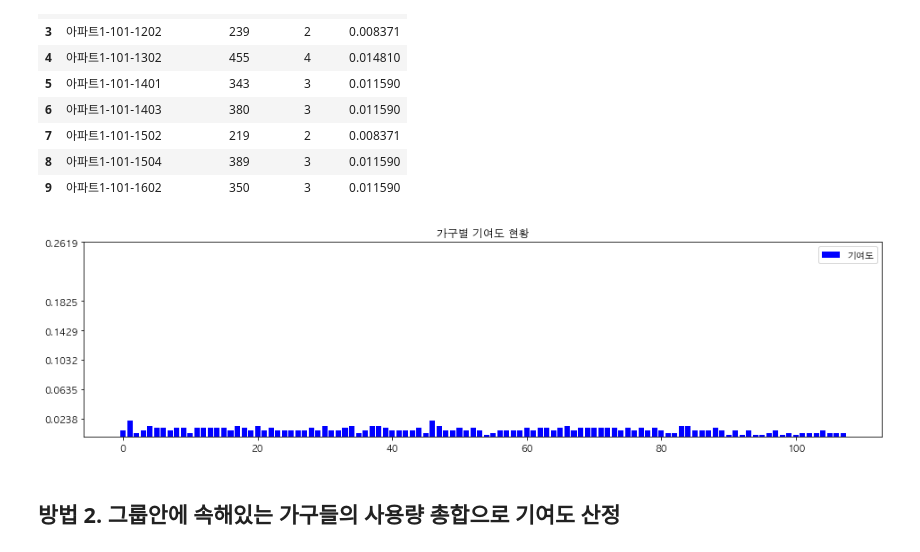
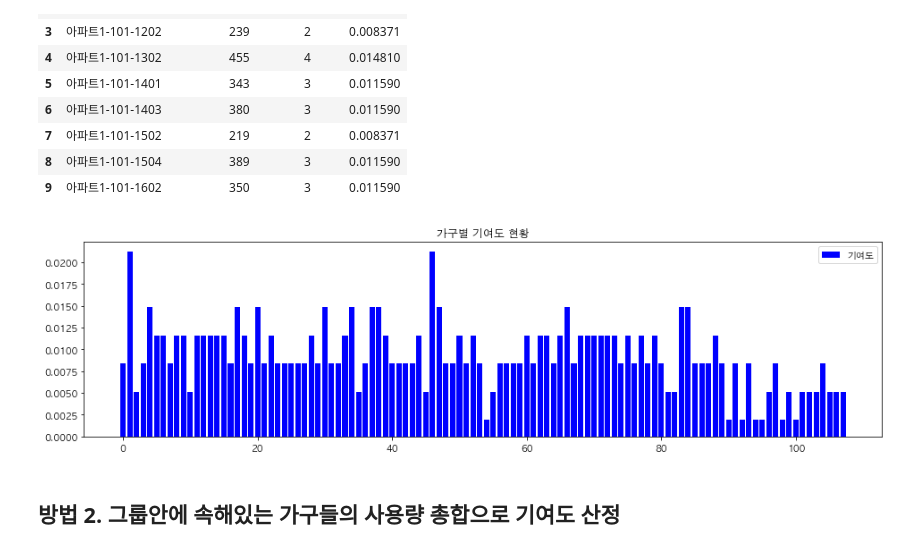
Before and after one commit to formegusto/distribution-public-fee, a Jupyter notebook: pt2.그룹별 가격분배.ipynb, the cells around one changed output. Drawn from its saved outputs; the diff is of its cells as text; code cells hidden in the pictures.

```diff
--- a/pt2.그룹별 가격분배.ipynb
+++ b/pt2.그룹별 가격분배.ipynb
@@ -144,14 +154,3 @@ hist_df
 | 6 | 610.857143 | 711.000000 | 2.0 | 660.928571 |
 # %% [markdown]
 ### 방법 1-1. 그룹의 중간값들의 합을 통해 기여도 산정
-# %%
-cont_df_1_1 = month_df.copy()
-cont_df_1_1['contribution'] = 0
-median_total = hist_df['median'].sum()
-
-for idx, median in enumerate(hist_df['median']):
-    cont = median / median_total
-    print(cont)
-    cont_df_1_1['contribution'][cont_df_1_1['그룹 번호'] == idx] = cont
-
-cont_df_1_1.head(10)
@@ -220,14 +215,13 @@ cont_df_1_2.head(10)
 # %%
 plt.figure(figsize=(16,4))
 
 plt.bar(range(len(month_df)), cont_df_1_2['contribution'], color='b', label='기여도')
 plt.title("가구별 기여도 현황")
-plt.yticks(cont_df_1_1.groupby(by=['contribution']).count().index.values)
 plt.legend()
 
 plt.show()
 # %% [output]
-[figure, old version]
+[figure, new version]
 # %% [markdown]
 ## 방법 2. 그룹안에 속해있는 가구들의 사용량 총합으로 기여도 산정
 # %%
```
Also changed, not shown: parts of 57 cells of this notebook, 1 other file.
